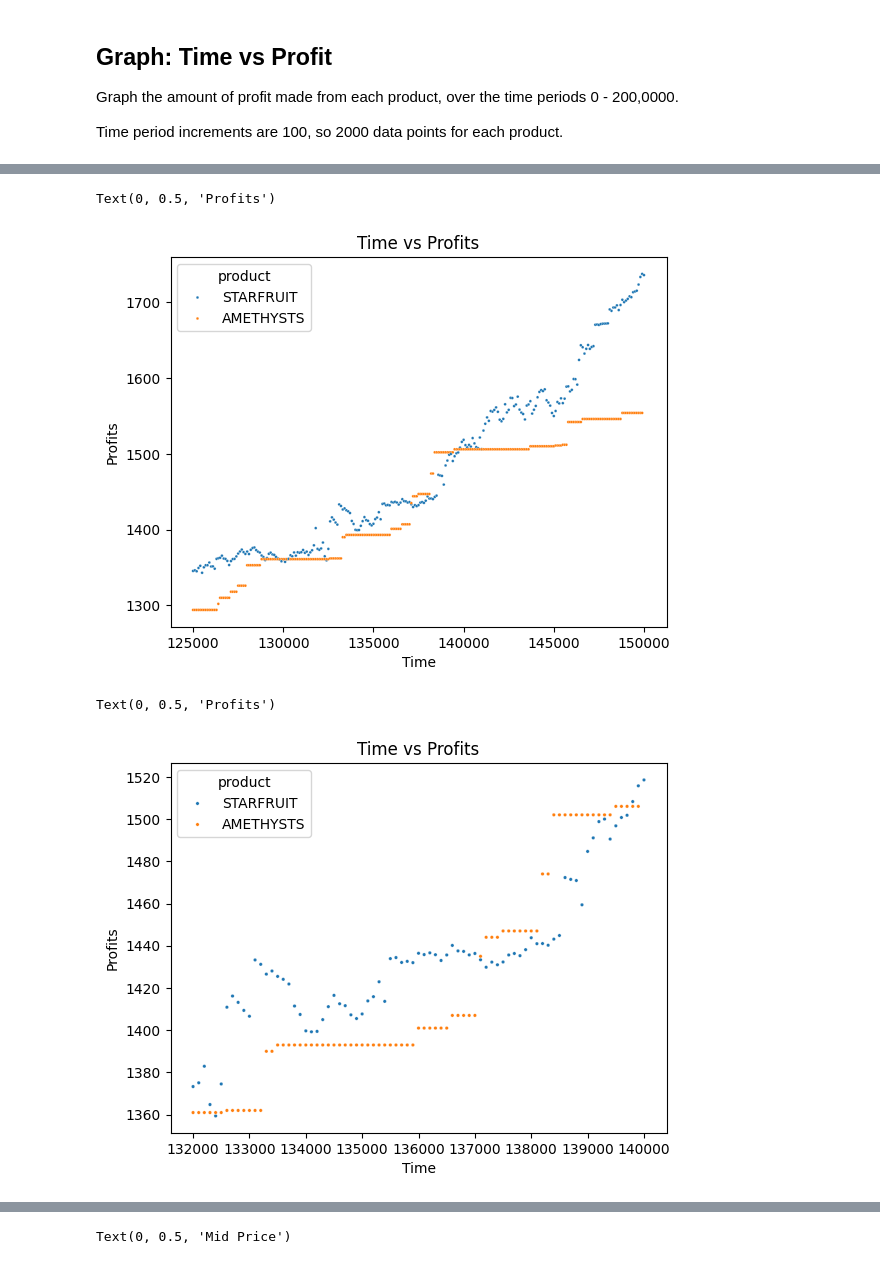
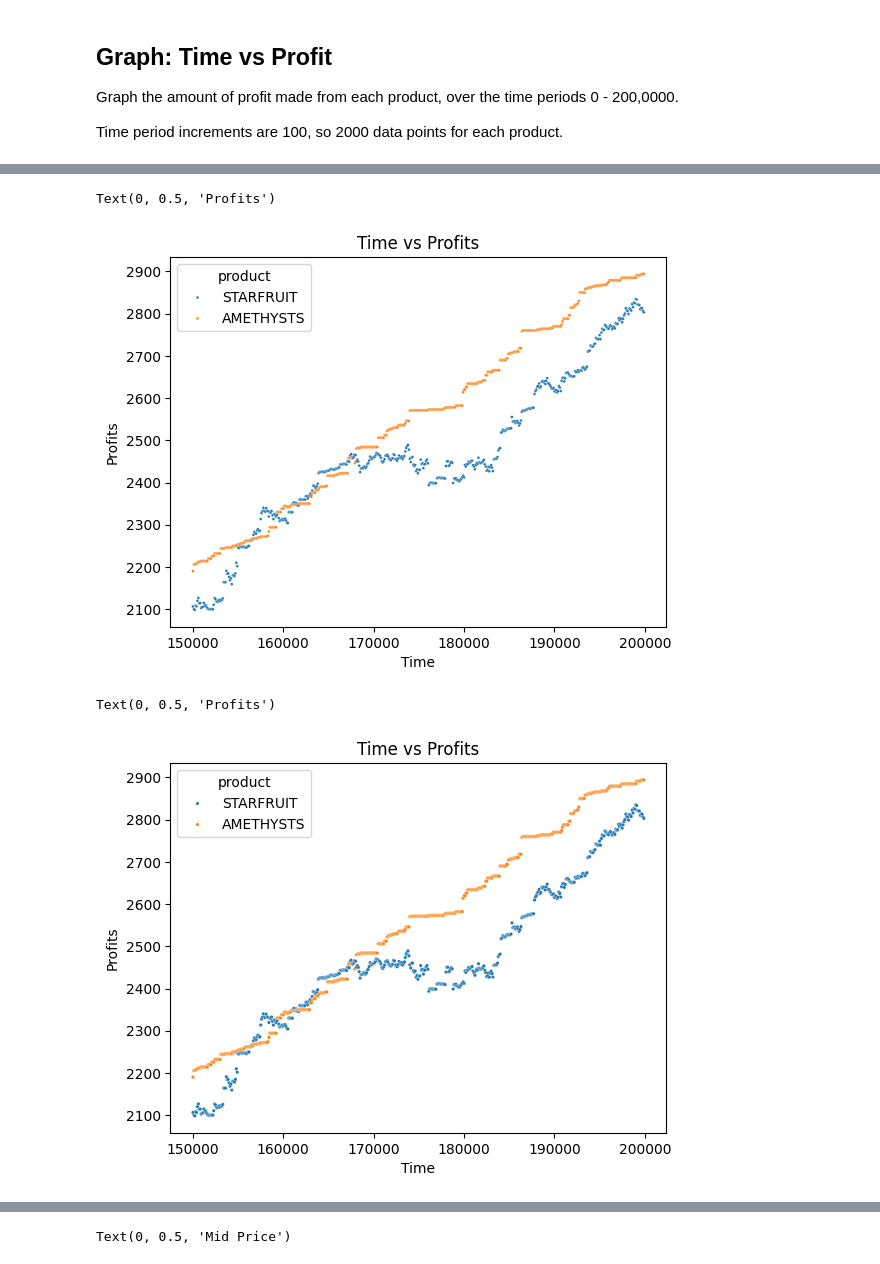
Before and after one commit to VincentG03/IMC-Poverty, a Jupyter notebook: Vincent/Visuals (Jupyter)/Visualisation.ipynb, the cells around one changed output, grey strips where cells are left out. Cells and saved outputs as stored; diff of their text form; code cells hidden in the pictures.

```diff
--- a/Vincent/Visuals (Jupyter)/Visualisation.ipynb
+++ b/Vincent/Visuals (Jupyter)/Visualisation.ipynb
@@ -60,21 +60,21 @@ Text(0, 0.5, 'Profits')
 ## PROBLEM 1
 ![Image Title](ss.png)
 # %%
-sns.scatterplot(data=df.loc[2500:3000], x='timestamp', y='profit_and_loss', hue='product', s = 4)
+sns.scatterplot(data=df.loc[3000:4000], x='timestamp', y='profit_and_loss', hue='product', s = 4)
 plt.title('Time vs Profits')
 plt.xlabel('Time')
 plt.ylabel('Profits')
 # %% [output]
 Text(0, 0.5, 'Profits')
-[figure, old version]
+[figure, new version]
 # %%
-sns.scatterplot(data=df.loc[2640:2800], x='timestamp', y='profit_and_loss', hue='product', s = 6)
+sns.scatterplot(data=df.loc[3000:4000], x='timestamp', y='profit_and_loss', hue='product', s = 6)
 plt.title('Time vs Profits')
 plt.xlabel('Time')
 plt.ylabel('Profits')
 # %% [output]
 Text(0, 0.5, 'Profits')
-[figure, old version]
+[figure, new version]
 # %%
 sns.scatterplot(data=df.loc[2670:2700], x='timestamp', y='profit_and_loss', hue='product', s = 8)
 plt.title('Time vs Profits')
```
Also changed, not shown: parts of 2 cells of this notebook, 6 other files.
